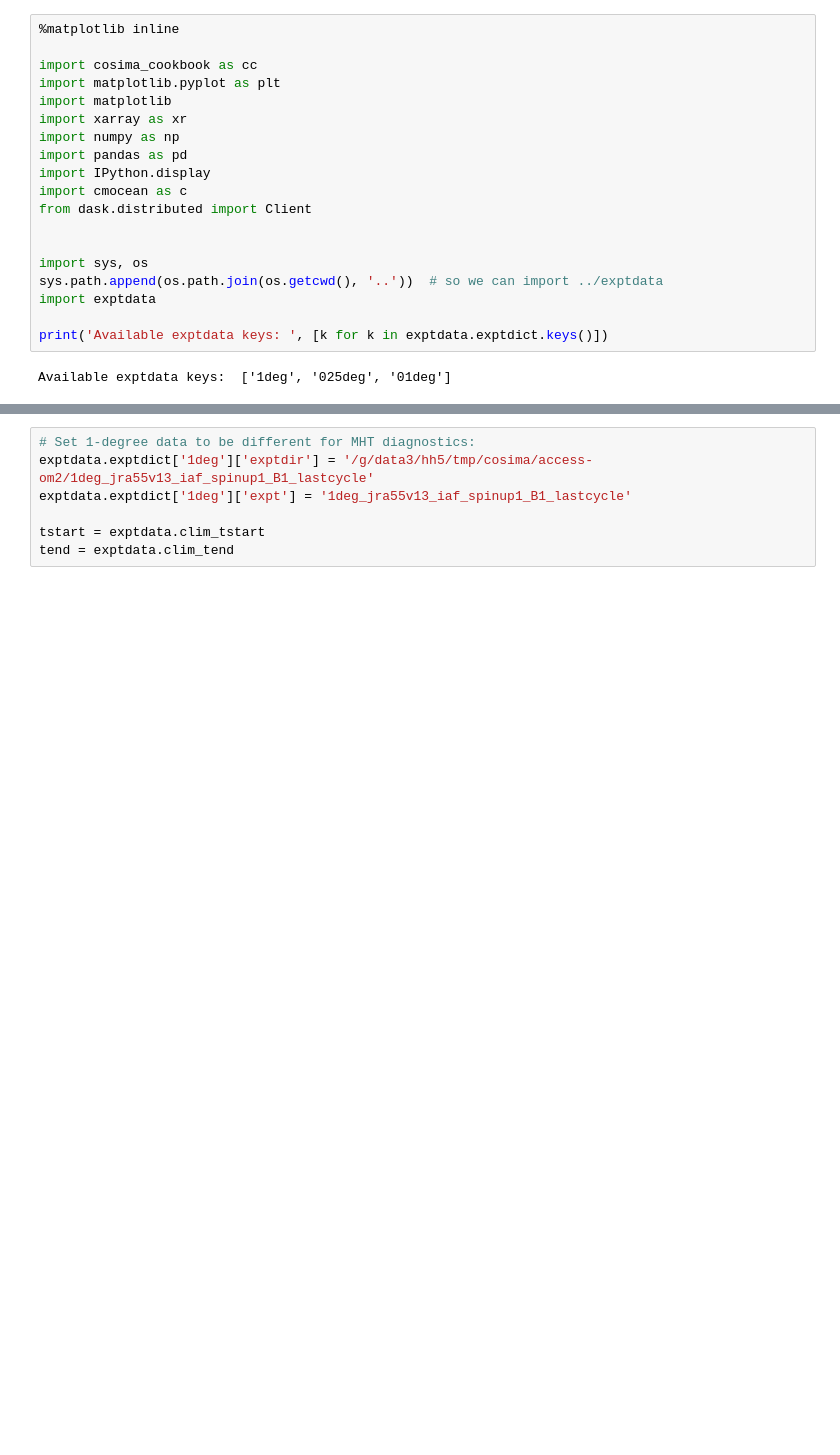
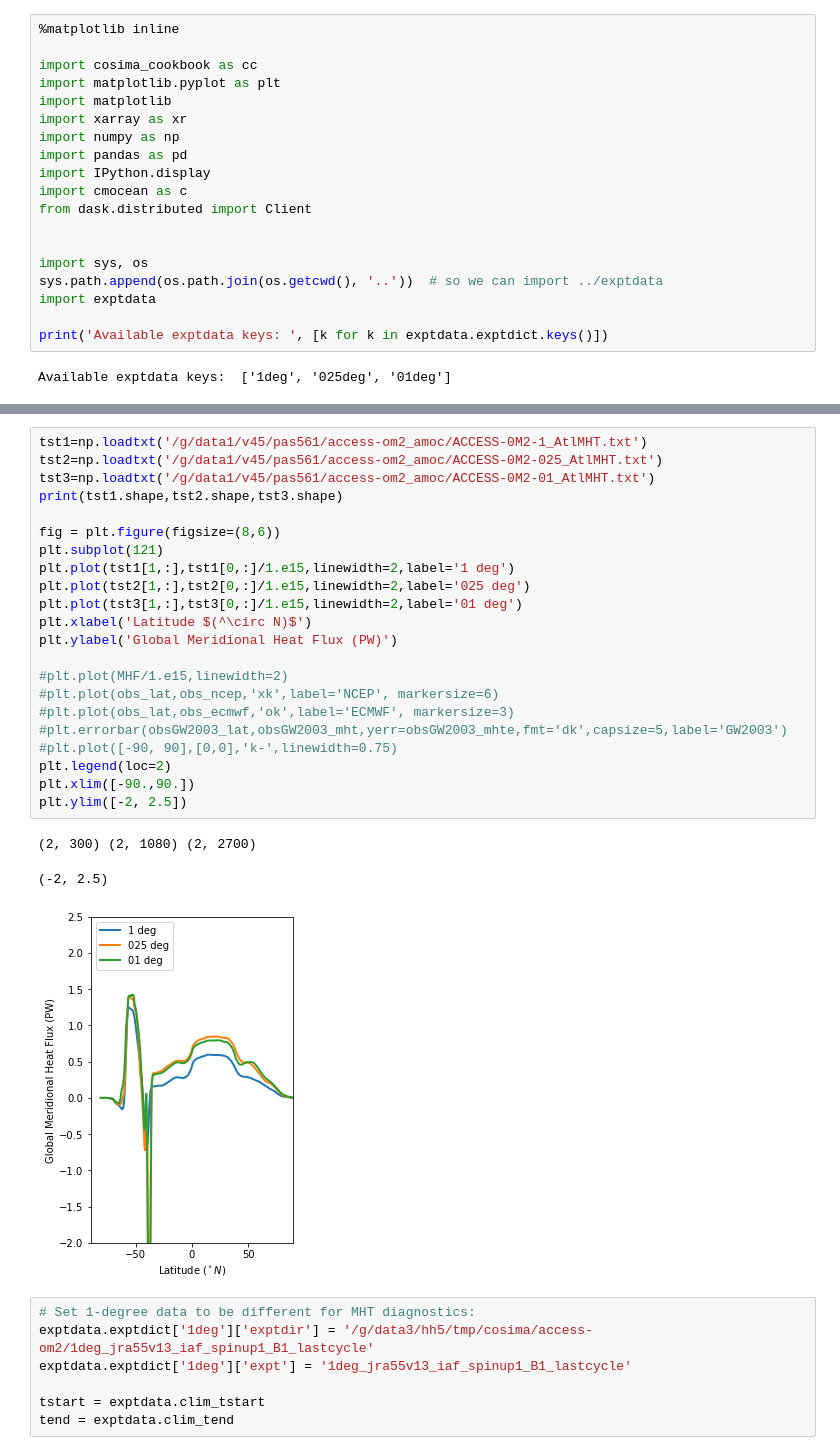
Before and after one commit to PaulSpence/pre21_notebooks, a Jupyter notebook: Atl_MHT_OM2.ipynb, the cells around one changed output, grey strips where cells are left out. Saved outputs shown, nothing was run; the diff lists cells and outputs as text; blank space fills up the shorter version.

```diff
--- a/Atl_MHT_OM2.ipynb
+++ b/Atl_MHT_OM2.ipynb
@@ -27,3 +229,29 @@ Available exptdata keys:  ['1deg', '025deg', '01deg']
+# %%
+tst1=np.loadtxt('/g/data1/v45/pas561/access-om2_amoc/ACCESS-0M2-1_AtlMHT.txt')
+tst2=np.loadtxt('/g/data1/v45/pas561/access-om2_amoc/ACCESS-0M2-025_AtlMHT.txt')
+tst3=np.loadtxt('/g/data1/v45/pas561/access-om2_amoc/ACCESS-0M2-01_AtlMHT.txt')
+print(tst1.shape,tst2.shape,tst3.shape)
+
+fig = plt.figure(figsize=(8,6))
+plt.subplot(121)
+plt.plot(tst1[1,:],tst1[0,:]/1.e15,linewidth=2,label='1 deg')
+plt.plot(tst2[1,:],tst2[0,:]/1.e15,linewidth=2,label='025 deg')
+plt.plot(tst3[1,:],tst3[0,:]/1.e15,linewidth=2,label='01 deg')
+plt.xlabel('Latitude $(^\circ N)$')
+plt.ylabel('Global Meridional Heat Flux (PW)')
+
+#plt.plot(MHF/1.e15,linewidth=2)
+#plt.plot(obs_lat,obs_ncep,'xk',label='NCEP', markersize=6)
+#plt.plot(obs_lat,obs_ecmwf,'ok',label='ECMWF', markersize=3)
+#plt.errorbar(obsGW2003_lat,obsGW2003_mht,yerr=obsGW2003_mhte,fmt='dk',capsize=5,label='GW2003')
+#plt.plot([-90, 90],[0,0],'k-',linewidth=0.75)
+plt.legend(loc=2)
+plt.xlim([-90.,90.])
+plt.ylim([-2, 2.5])
+# %% [output]
+(2, 300) (2, 1080) (2, 2700)
+(-2, 2.5)
+[figure, added]
 # %%
 # Set 1-degree data to be different for MHT diagnostics:
 exptdata.exptdict['1deg']['exptdir'] = '/g/data3/hh5/tmp/cosima/access-om2/1deg_jra55v13_iaf_spinup1_B1_lastcycle'
```
Also changed, not shown: parts of 18 cells of this notebook, 2 other files.
